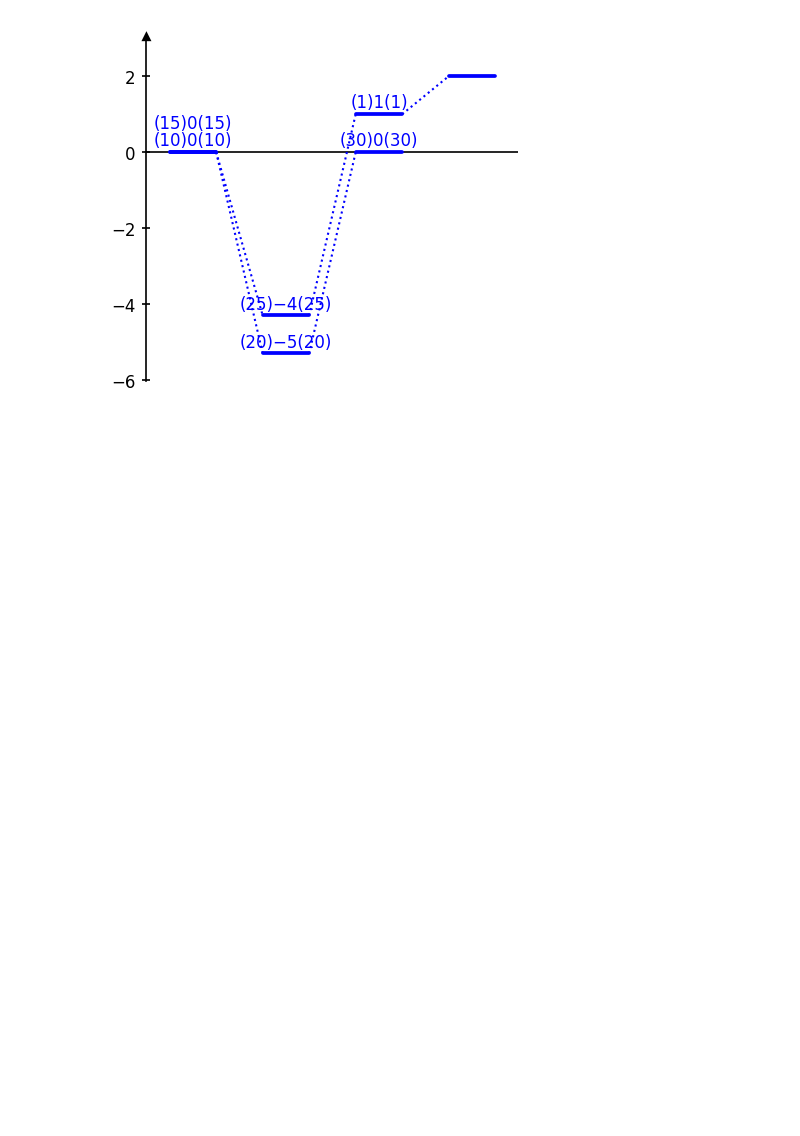
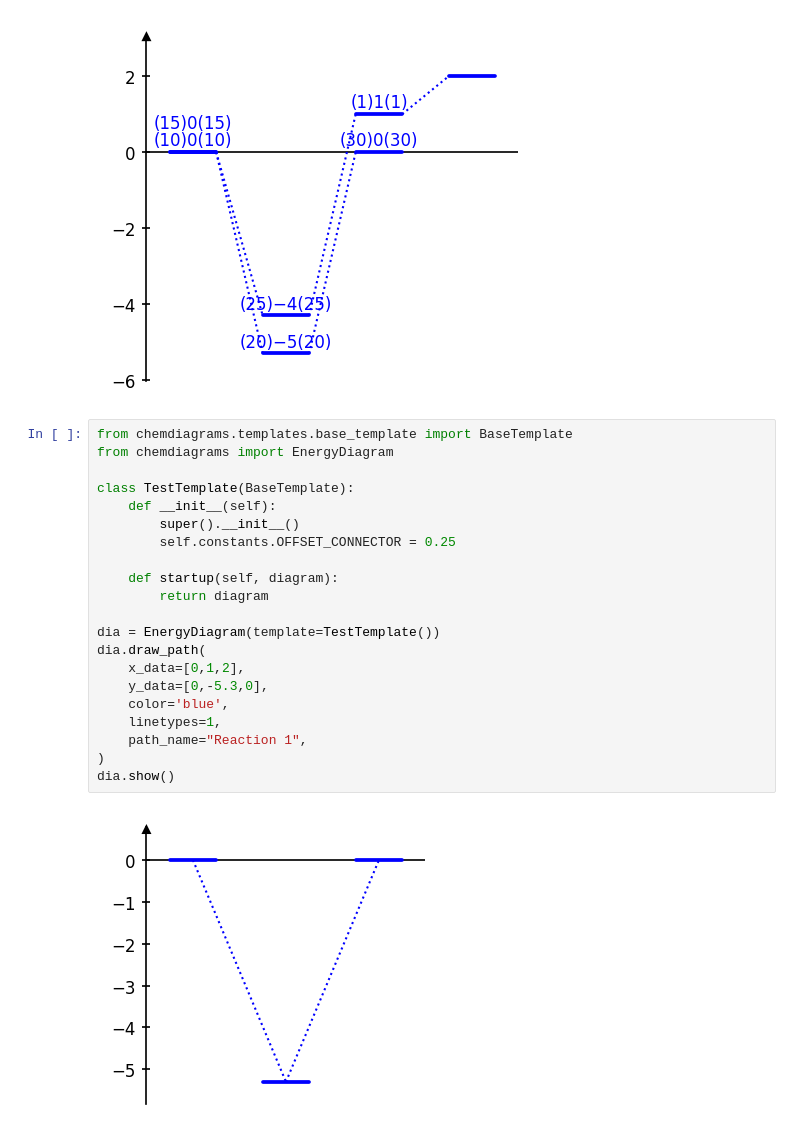
Before and after one commit to Tonner-Zech-Group/chem-diagrams, a Jupyter notebook: examples/test_use.ipynb, the cells around one changed output. Cells and saved outputs as stored; diff of their text form; blank space fills up the shorter version.

Commit message:
Add constant to introduce an offset for the connector lines

```diff
--- a/examples/test_use.ipynb
+++ b/examples/test_use.ipynb
@@ -573,3 +573,26 @@ dia.append_to_energy_labels(
 (3.2, 3)
 <chemdiagrams.energy_diagram.EnergyDiagram at 0x...>
 [figure]
+# %%
+from chemdiagrams.templates.base_template import BaseTemplate
+from chemdiagrams import EnergyDiagram
+
+class TestTemplate(BaseTemplate):
+    def __init__(self):
+        super().__init__()
+        self.constants.OFFSET_CONNECTOR = 0.25
+
+    def startup(self, diagram):
+        return diagram
+
+dia = EnergyDiagram(template=TestTemplate())
+dia.draw_path(
+    x_data=[0,1,2],
+    y_data=[0,-5.3,0],
+    color='blue',
+    linetypes=1,
+    path_name="Reaction 1",
+)
+dia.show()
+# %% [output]
+[figure, added]
```
Also changed, not shown: 3 other files.
